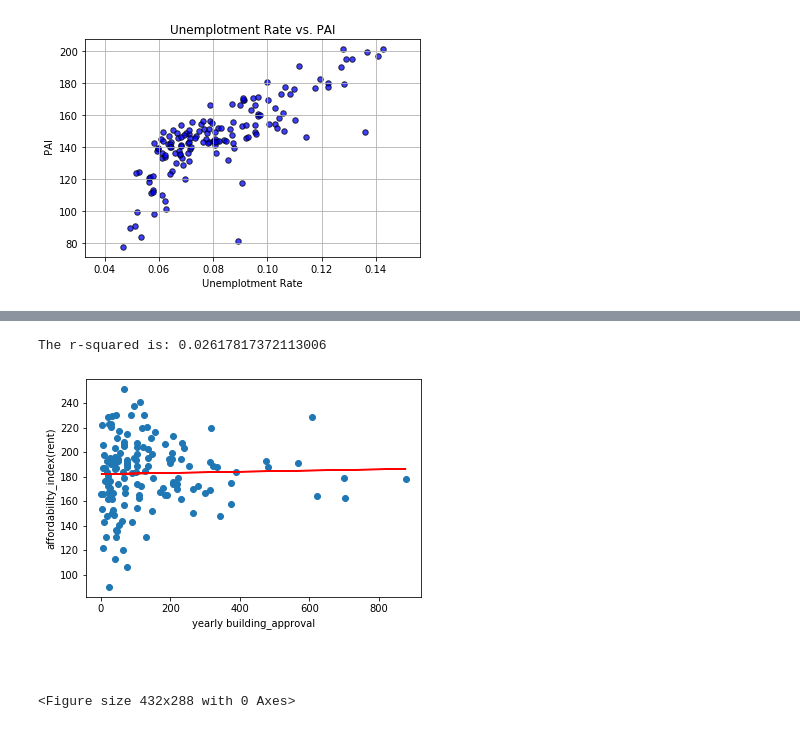
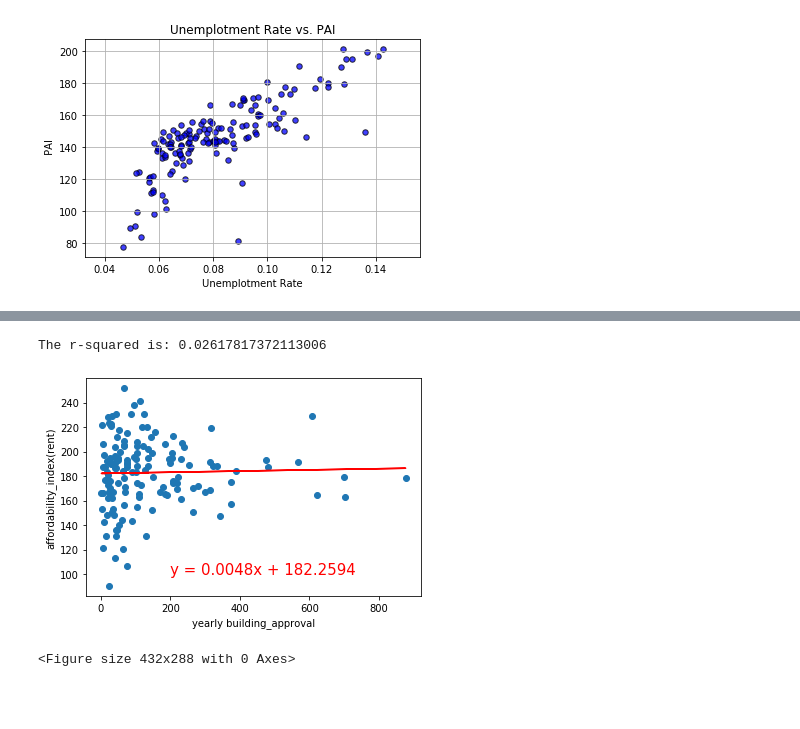
Before and after one commit to jiroken25/project-property, a Jupyter notebook: ProjectCombined.ipynb, the cells around one changed output, grey strips where cells are left out. Saved outputs shown, nothing was run; the diff lists cells and outputs as text; code cells hidden in the pictures; blank space fills up the shorter version.

```diff
--- a/ProjectCombined.ipynb
+++ b/ProjectCombined.ipynb
@@ -79,2 +78,4 @@ suburb_df
+# %%
+aff_df = pd.read_csv("resources/affordability.csv")
 # %%
 #Building Approval vs. RAI
@@ -178,7 +176,7 @@ plt.show()
 def create_linear_regression(xdata,ydata,xlbl,ylbl,lblpos,ifig):
     (slope, intercept, rvalue, pvalue, stderr) = st.linregress(xdata, ydata)
     regress_values = xdata * slope + intercept
-    line_eq = "y = " + str(round(slope,2)) + "x + " + str(round(intercept,2))
+    line_eq = "y = " + str(round(slope,4)) + "x + " + str(round(intercept,4))
 
     plt.scatter(xdata,ydata)
     plt.plot(xdata,regress_values,"r-")
@@ -200,12 +189,12 @@ aff_df.head()
 # %%
 xlbl = "yearly building_approval"
 ylbl = "affordability_index(rent)"
-lblpos = (50,25)
+lblpos = (200,100)
 
 create_linear_regression(aff_df[xlbl],aff_df[ylbl],xlbl,ylbl,lblpos,5)
 
 plt.savefig("linBR.png")
 # %% [output]
 The r-squared is: 0.02617817372113006
-[figure, old version]
+[figure, new version]
 <Figure size 432x288 with 0 Axes>
```
Also changed, not shown: parts of 10 cells of this notebook, 8 other files.
